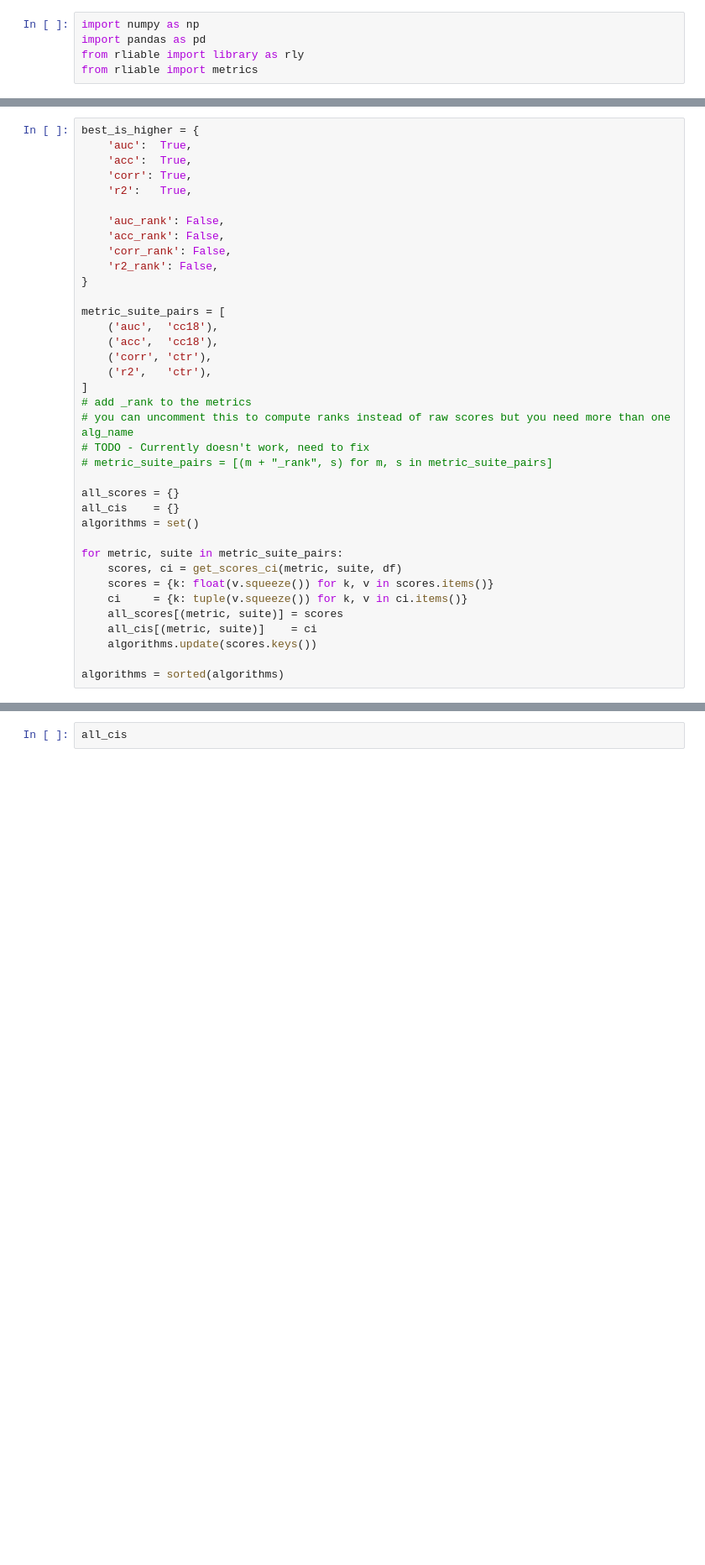
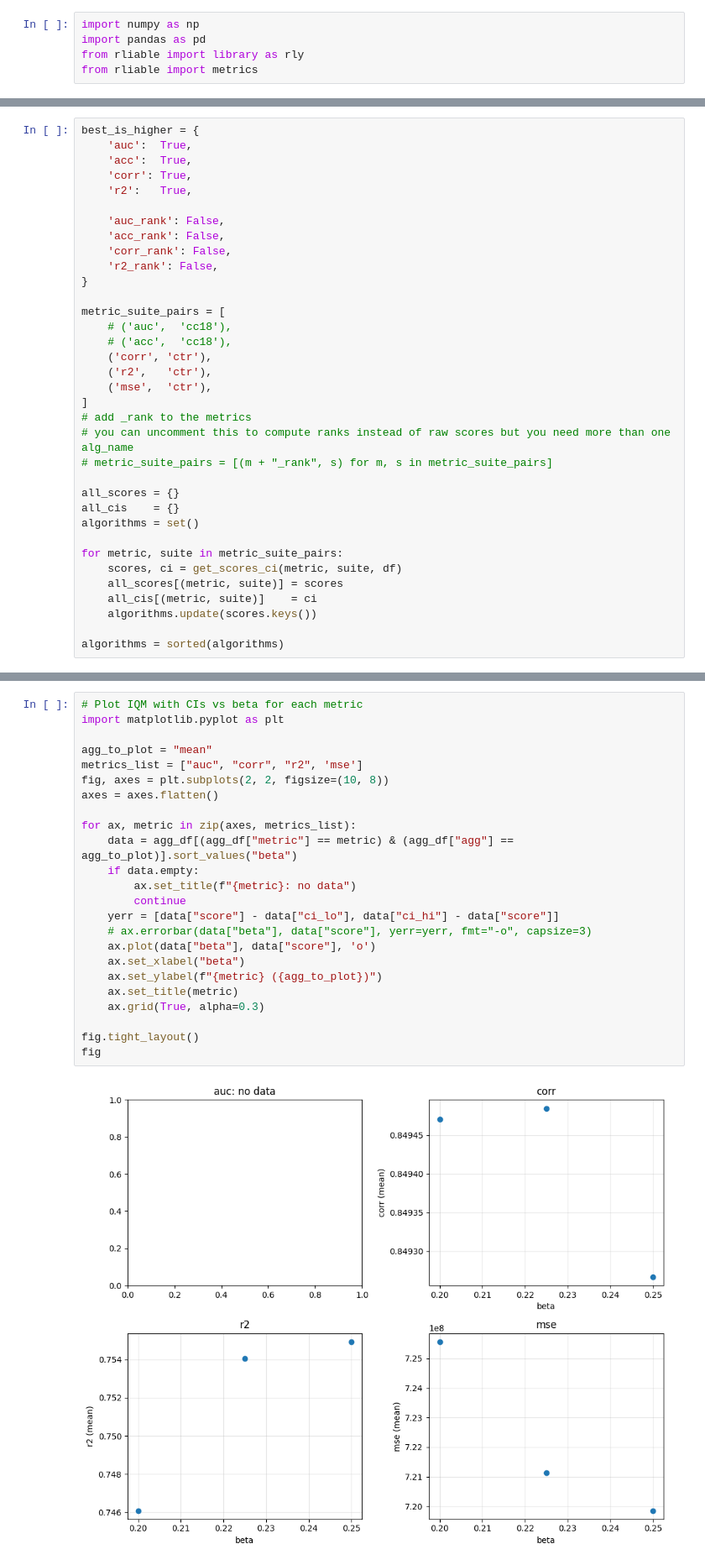
Before and after one commit to layer6ai-labs/TabDPT-inference, a Jupyter notebook: notebooks/analysis.ipynb, the cells around one changed output, grey strips where cells are left out. Shown: that part at 84% size. Saved outputs shown, nothing was run; the diff lists cells and outputs as text; blank space fills up the shorter version.

```diff
--- a/notebooks/analysis.ipynb
+++ b/notebooks/analysis.ipynb
@@ -69,14 +138,14 @@ best_is_higher = {
 }
 
 metric_suite_pairs = [
-    ('auc',  'cc18'),
-    ('acc',  'cc18'),
+    # ('auc',  'cc18'),
+    # ('acc',  'cc18'),
     ('corr', 'ctr'),
     ('r2',   'ctr'),
+    ('mse',  'ctr'),
 ]
 # add _rank to the metrics
 # you can uncomment this to compute ranks instead of raw scores but you need more than one alg_name
-# TODO - Currently doesn't work, need to fix
 # metric_suite_pairs = [(m + "_rank", s) for m, s in metric_suite_pairs]
 
 all_scores = {}
@@ -85,8 +154,6 @@ algorithms = set()
 
 for metric, suite in metric_suite_pairs:
     scores, ci = get_scores_ci(metric, suite, df)
-    scores = {k: float(v.squeeze()) for k, v in scores.items()}
-    ci     = {k: tuple(v.squeeze()) for k, v in ci.items()}
     all_scores[(metric, suite)] = scores
     all_cis[(metric, suite)]    = ci
     algorithms.update(scores.keys())
@@ -97,2 +213,26 @@ all_scores
 # %%
-all_cis
+# Plot IQM with CIs vs beta for each metric
+import matplotlib.pyplot as plt
+
+agg_to_plot = "mean"
+metrics_list = ["auc", "corr", "r2", 'mse']
+fig, axes = plt.subplots(2, 2, figsize=(10, 8))
+axes = axes.flatten()
+
+for ax, metric in zip(axes, metrics_list):
+    data = agg_df[(agg_df["metric"] == metric) & (agg_df["agg"] == agg_to_plot)].sort_values("beta")
+    if data.empty:
+        ax.set_title(f"{metric}: no data")
+        continue
+    yerr = [data["score"] - data["ci_lo"], data["ci_hi"] - data["score"]]
+    # ax.errorbar(data["beta"], data["score"], yerr=yerr, fmt="-o", capsize=3)
+    ax.plot(data["beta"], data["score"], 'o')
+    ax.set_xlabel("beta")
+    ax.set_ylabel(f"{metric} ({agg_to_plot})")
+    ax.set_title(metric)
+    ax.grid(True, alpha=0.3)
+
+fig.tight_layout()
+fig
+# %% [output]
+[figure, added]
```
Also changed, not shown: parts of 9 cells of this notebook, 3 other files.
